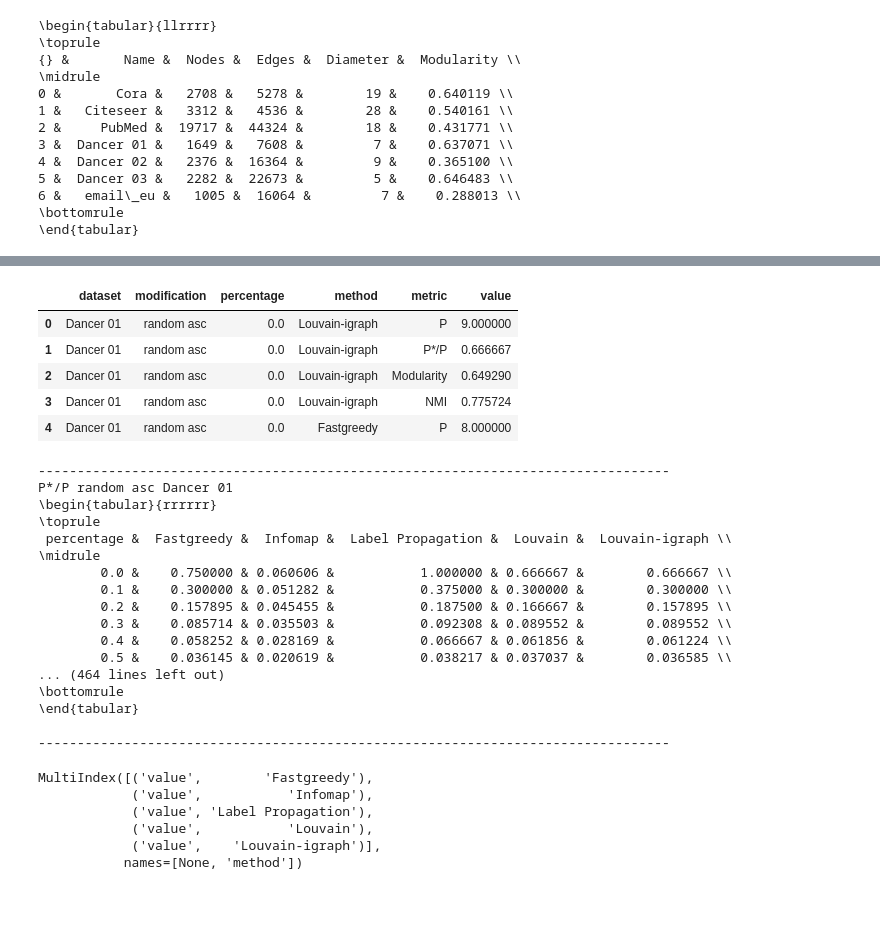
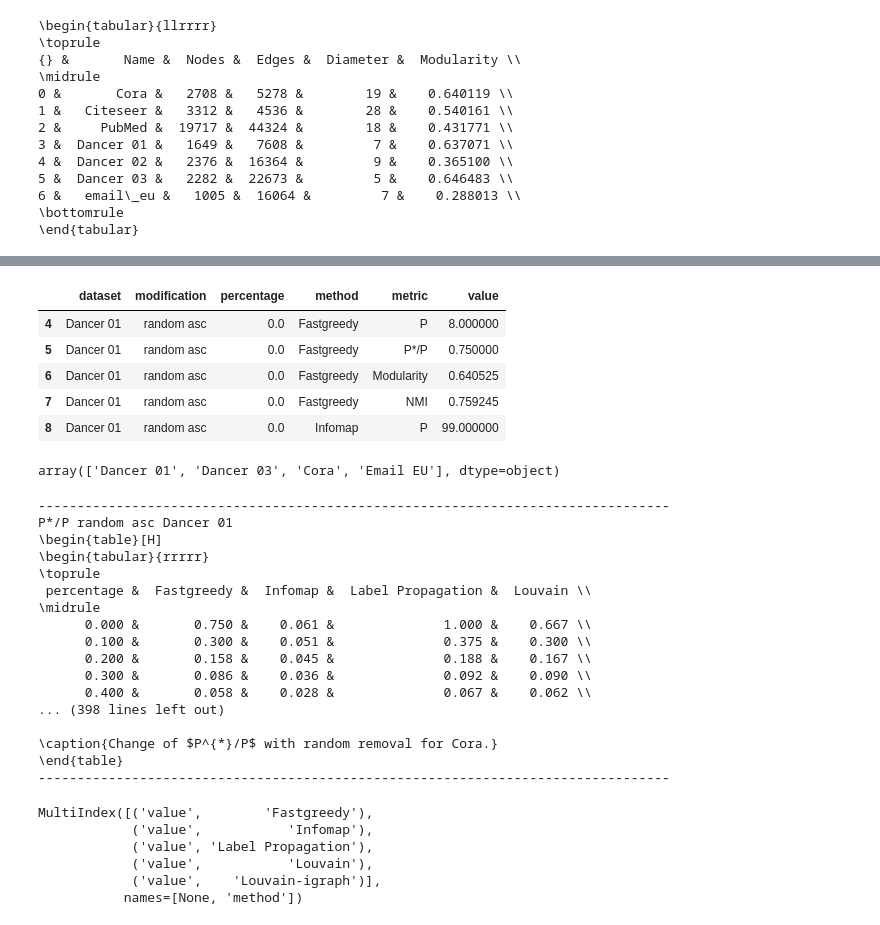
Before and after one commit to pablo8421/uncertain_graphs, a Jupyter notebook: 04_latex_results_generation.ipynb, the cells around one changed output, grey strips where cells are left out. Drawn from its saved outputs; the diff is of its cells as text; code cells hidden in the pictures.

```diff
--- a/04_latex_results_generation.ipynb
+++ b/04_latex_results_generation.ipynb
@@ -47,18 +47,24 @@ print(datasets_info[['Name','Density','Clustering.Coefficient','Betweeness','Clo
 \end{tabular}
 # %%
 results = pd.read_csv('experiment_results.csv')
+results = results[results['method'] != 'Louvain-igraph']
+
 results.head()
 # %% [output]
 |  | dataset | modification | percentage | method | metric | value |
-| 0 | Dancer 01 | random asc | 0.0 | Louvain-igraph | P | 9.000000 |
-| 1 | Dancer 01 | random asc | 0.0 | Louvain-igraph | P*/P | 0.666667 |
-| 2 | Dancer 01 | random asc | 0.0 | Louvain-igraph | Modularity | 0.649290 |
-| 3 | Dancer 01 | random asc | 0.0 | Louvain-igraph | NMI | 0.775724 |
 | 4 | Dancer 01 | random asc | 0.0 | Fastgreedy | P | 8.000000 |
+| 5 | Dancer 01 | random asc | 0.0 | Fastgreedy | P*/P | 0.750000 |
+| 6 | Dancer 01 | random asc | 0.0 | Fastgreedy | Modularity | 0.640525 |
+| 7 | Dancer 01 | random asc | 0.0 | Fastgreedy | NMI | 0.759245 |
+| 8 | Dancer 01 | random asc | 0.0 | Infomap | P | 99.000000 |
+# %%
+results['dataset'].unique()
+# %% [output]
+array(['Dancer 01', 'Dancer 03', 'Cora', 'Email EU'], dtype=object)
 # %%
 # This for cycle is for saving images
-for dataset in results['dataset'].unique():
-    for metric in ['P*/P','NMI']:
+for metric in ['P*/P','NMI']:
+    for dataset in ['Dancer 01', 'Dancer 03', 'Cora']:
         for modification in results['modification'].unique():
             data = results[(results['metric'] == metric) &
                            (results['modification'] == modification) &
@@ -73,25 +79,28 @@ for dataset in results['dataset'].unique():
             data = data.reset_index()
             print('---------------------------------------------------------------------------------')
             print(metric,modification,dataset)
-            print(data.to_latex(index=False))
+            print('\\begin{table}[H]')
+            print(data.to_latex(index=False, float_format="{:0.3f}".format))
+            print('\caption{Change of $P^{*}/P$ with random removal for '+dataset+'.}')
+            print('\\end{table}')
             print('---------------------------------------------------------------------------------')
 # %% [output]
 ---------------------------------------------------------------------------------
 P*/P random asc Dancer 01
-\begin{tabular}{rrrrrr}
+\begin{table}[H]
+\begin{tabular}{rrrrr}
 \toprule
- percentage &  Fastgreedy &  Infomap &  Label Propagation &  Louvain &  Louvain-igraph \\
+ percentage &  Fastgreedy &  Infomap &  Label Propagation &  Louvain \\
 \midrule
-        0.0 &    0.750000 & 0.060606 &           1.000000 & 0.666667 &        0.666667 \\
-        0.1 &    0.300000 & 0.051282 &           0.375000 & 0.300000 &        0.300000 \\
-        0.2 &    0.157895 & 0.045455 &           0.187500 & 0.166667 &        0.157895 \\
-        0.3 &    0.085714 & 0.035503 &           0.092308 & 0.089552 &        0.089552 \\
-        0.4 &    0.058252 & 0.028169 &           0.066667 & 0.061856 &        0.061224 \\
-        0.5 &    0.036145 & 0.020619 &           0.038217 & 0.037037 &        0.036585 \\
-... (464 lines left out)
-\bottomrule
-\end{tabular}
+      0.000 &       0.750 &    0.061 &              1.000 &    0.667 \\
+      0.100 &       0.300 &    0.051 &              0.375 &    0.300 \\
+      0.200 &       0.158 &    0.045 &              0.188 &    0.167 \\
+      0.300 &       0.086 &    0.036 &              0.092 &    0.090 \\
+      0.400 &       0.058 &    0.028 &              0.067 &    0.062 \\
+... (398 lines left out)
 
+\caption{Change of $P^{*}/P$ with random removal for Cora.}
+\end{table}
 ---------------------------------------------------------------------------------
 # %%
 data.columns
```
Also changed, not shown: 42 other files.
